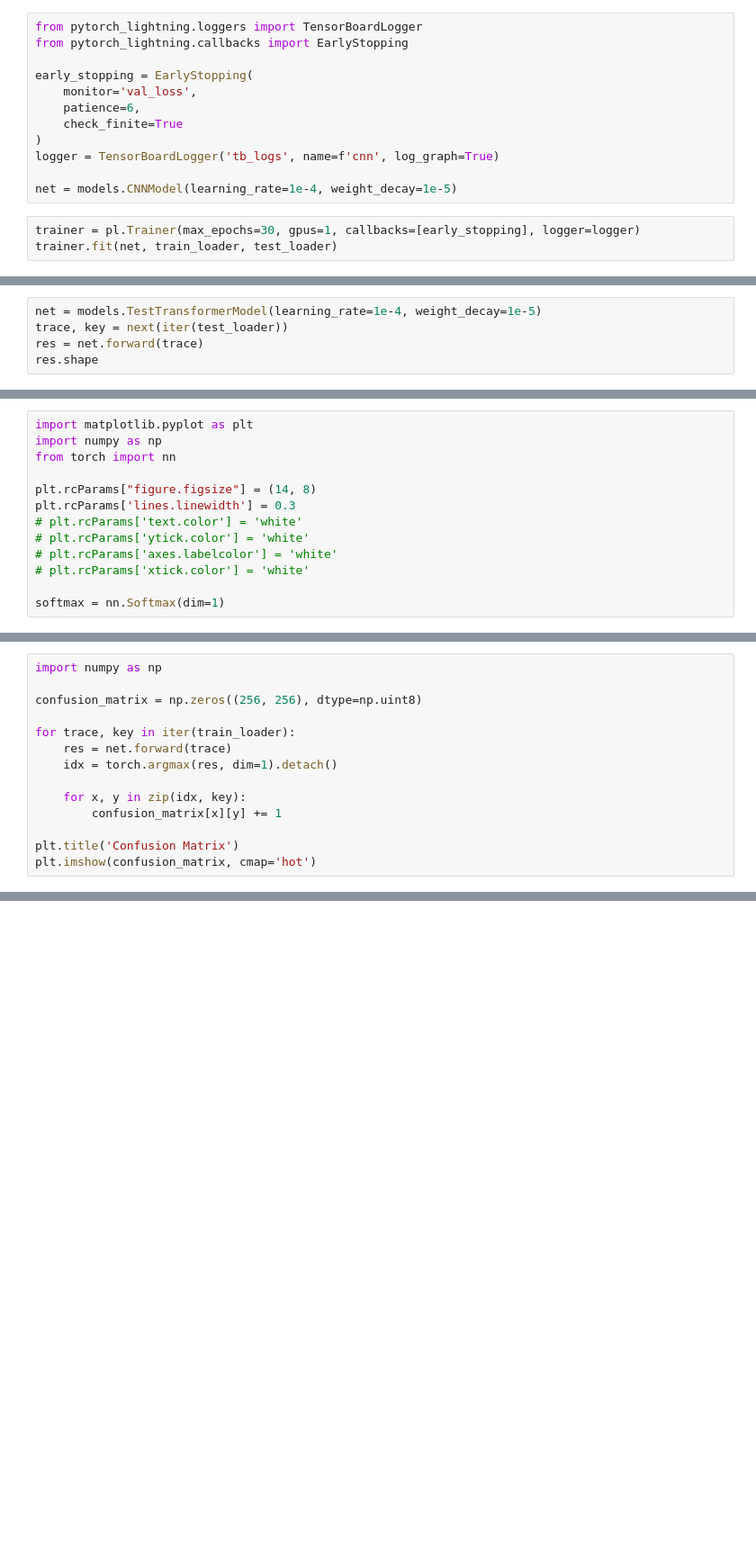
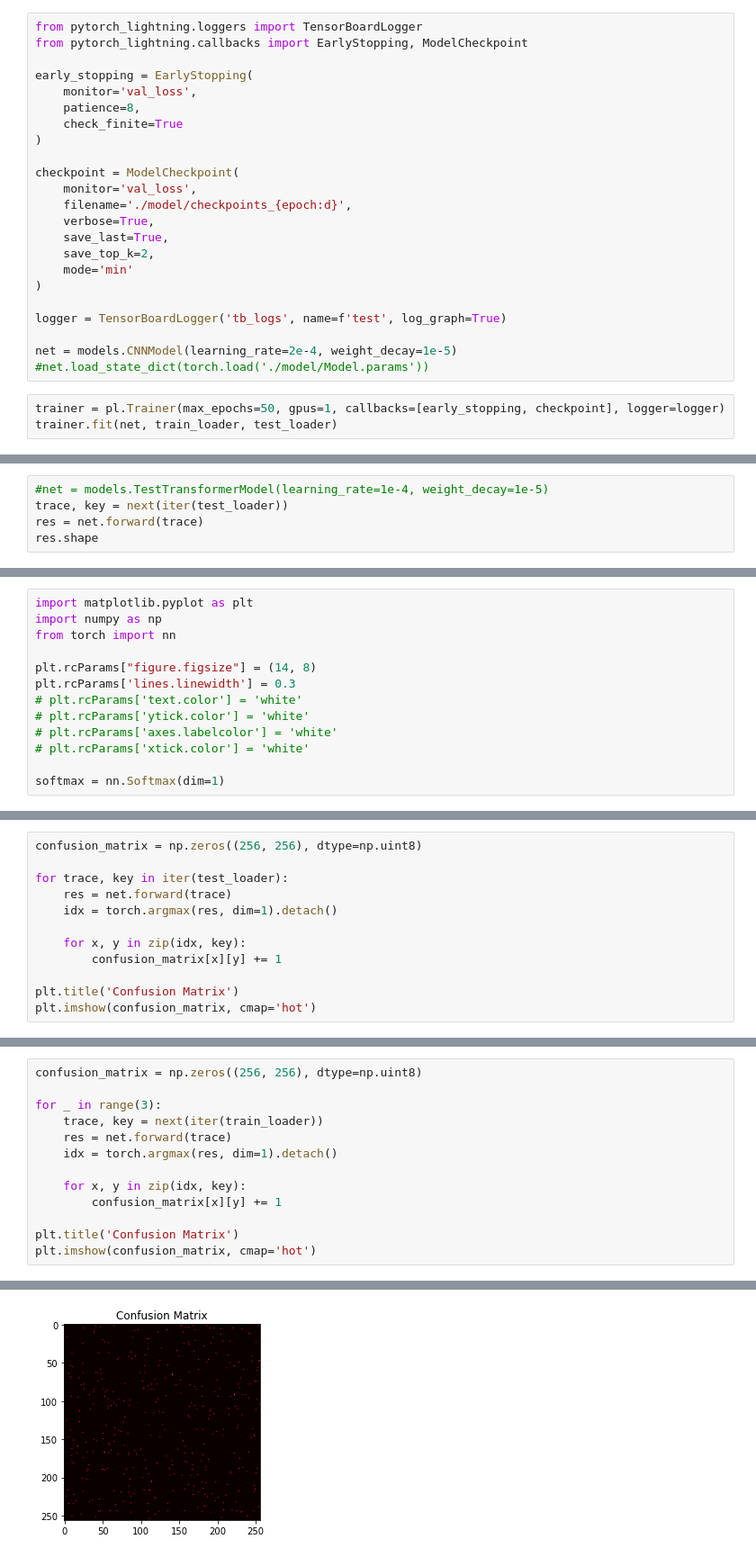
Before and after one commit to JB-Lee/CPA-with-ANN, a Jupyter notebook: src/model_test.ipynb, the cells around one changed output, grey strips where cells are left out. Shown at 90% size. Cells and saved outputs as stored; diff of their text form; blank space fills up the shorter version.

Commit message:
:white_check_mark: update

```diff
--- a/src/model_test.ipynb
+++ b/src/model_test.ipynb
@@ -17,17 +23,28 @@ test_loader = DataLoader(test, batch_size=128, shuffle=True, pin_memory=True)
 # %%
 from pytorch_lightning.loggers import TensorBoardLogger
-from pytorch_lightning.callbacks import EarlyStopping
+from pytorch_lightning.callbacks import EarlyStopping, ModelCheckpoint
 
 early_stopping = EarlyStopping(
     monitor='val_loss',
-    patience=6,
+    patience=8,
     check_finite=True
 )
-logger = TensorBoardLogger('tb_logs', name=f'cnn', log_graph=True)
 
-net = models.CNNModel(learning_rate=1e-4, weight_decay=1e-5)
+checkpoint = ModelCheckpoint(
+    monitor='val_loss',
+    filename='./model/checkpoints_{epoch:d}',
+    verbose=True,
+    save_last=True,
+    save_top_k=2,
+    mode='min'
+)
+
+logger = TensorBoardLogger('tb_logs', name=f'test', log_graph=True)
+
+net = models.CNNModel(learning_rate=2e-4, weight_decay=1e-5)
+#net.load_state_dict(torch.load('./model/Model.params'))
 # %%
-trainer = pl.Trainer(max_epochs=30, gpus=1, callbacks=[early_stopping], logger=logger)
+trainer = pl.Trainer(max_epochs=50, gpus=1, callbacks=[early_stopping, checkpoint], logger=logger)
 trainer.fit(net, train_loader, test_loader)
 # %% [output]
 GPU available: True, used: True
@@ -49,5 +68,5 @@ LOCAL_RANK: 0 - CUDA_VISIBLE_DEVICES: [0]
 # %%
-net = models.TestTransformerModel(learning_rate=1e-4, weight_decay=1e-5)
+#net = models.TestTransformerModel(learning_rate=1e-4, weight_decay=1e-5)
 trace, key = next(iter(test_loader))
 res = net.forward(trace)
 res.shape
@@ -196,9 +195,7 @@ plt.imshow(confusion_matrix)
 # %%
-import numpy as np
-
 confusion_matrix = np.zeros((256, 256), dtype=np.uint8)
 
-for trace, key in iter(train_loader):
+for trace, key in iter(test_loader):
     res = net.forward(trace)
     idx = torch.argmax(res, dim=1).detach()
 
@@ -212,0 +207,14 @@ plt.imshow(confusion_matrix, cmap='hot')
+# %%
+confusion_matrix = np.zeros((256, 256), dtype=np.uint8)
+
+for _ in range(3):
+    trace, key = next(iter(train_loader))
+    res = net.forward(trace)
+    idx = torch.argmax(res, dim=1).detach()
+
+    for x, y in zip(idx, key):
+        confusion_matrix[x][y] += 1
+
+plt.title('Confusion Matrix')
+plt.imshow(confusion_matrix, cmap='hot')
+# %% [output]
@@ -212,0 +222 @@ plt.imshow(confusion_matrix, cmap='hot')
+[figure, added]
```
Also changed, not shown: parts of 11 cells of this notebook, 6 other files.
